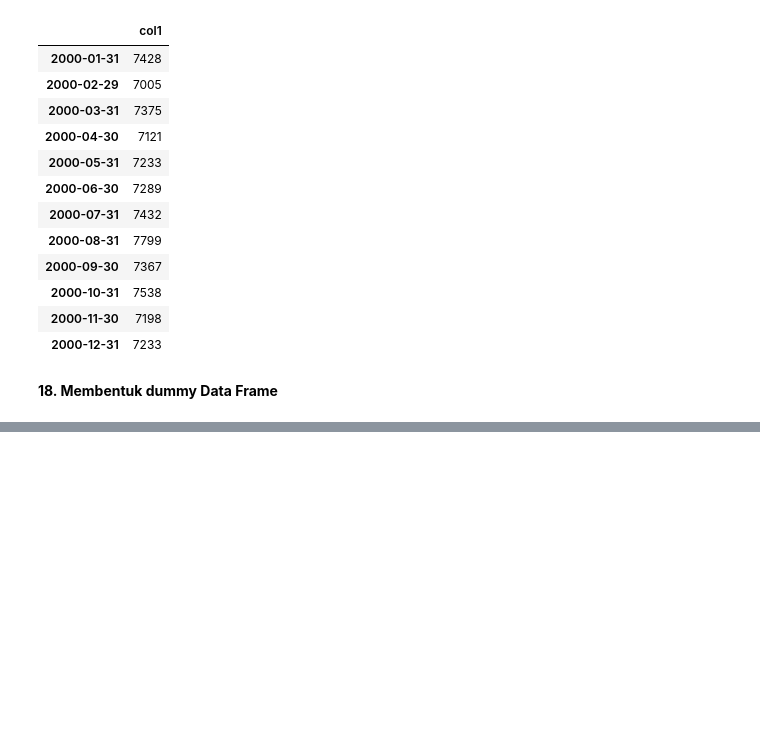
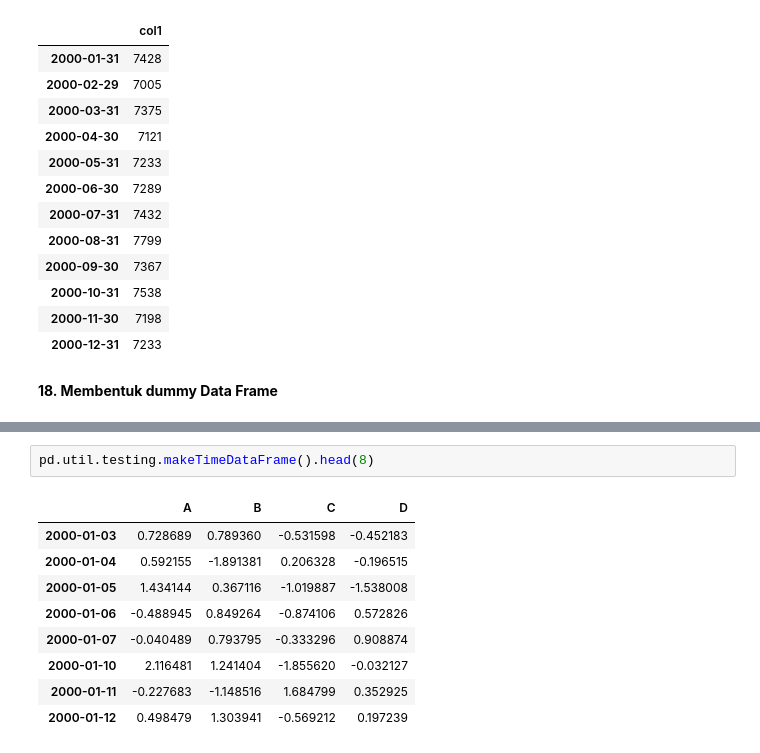
Before and after one commit to Edy-Mochamad/Learn-jupyter-notebook, a Jupyter notebook: pandas.ipynb, the cells around one changed output, grey strips where cells are left out. Cells and saved outputs as stored; diff of their text form; blank space fills up the shorter version.

```diff
--- a/pandas.ipynb
+++ b/pandas.ipynb
@@ -842,0 +907,12 @@ df.resample('M')['col1'].sum().to_frame()
+# %%
+pd.util.testing.makeTimeDataFrame().head(8)
+# %% [output]
+|  | A | B | C | D |
+| 2000-01-03 | 0.728689 | 0.789360 | -0.531598 | -0.452183 |
+| 2000-01-04 | 0.592155 | -1.891381 | 0.206328 | -0.196515 |
+| 2000-01-05 | 1.434144 | 0.367116 | -1.019887 | -1.538008 |
+| 2000-01-06 | -0.488945 | 0.849264 | -0.874106 | 0.572826 |
+| 2000-01-07 | -0.040489 | 0.793795 | -0.333296 | 0.908874 |
+| 2000-01-10 | 2.116481 | 1.241404 | -1.855620 | -0.032127 |
+| 2000-01-11 | -0.227683 | -1.148516 | 1.684799 | 0.352925 |
+| 2000-01-12 | 0.498479 | 1.303941 | -0.569212 | 0.197239 |
```
Also changed, not shown: parts of 11 cells of this notebook.
